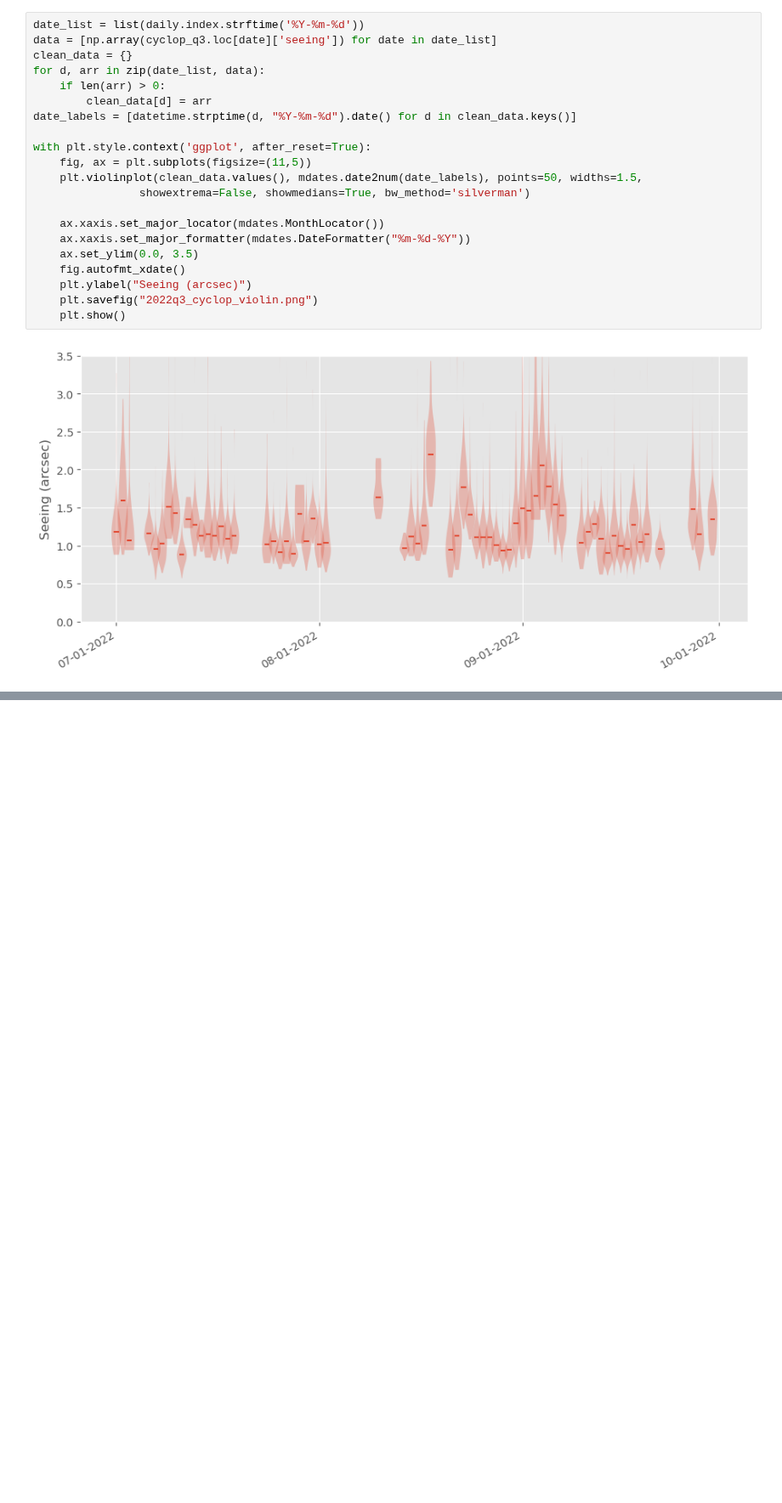
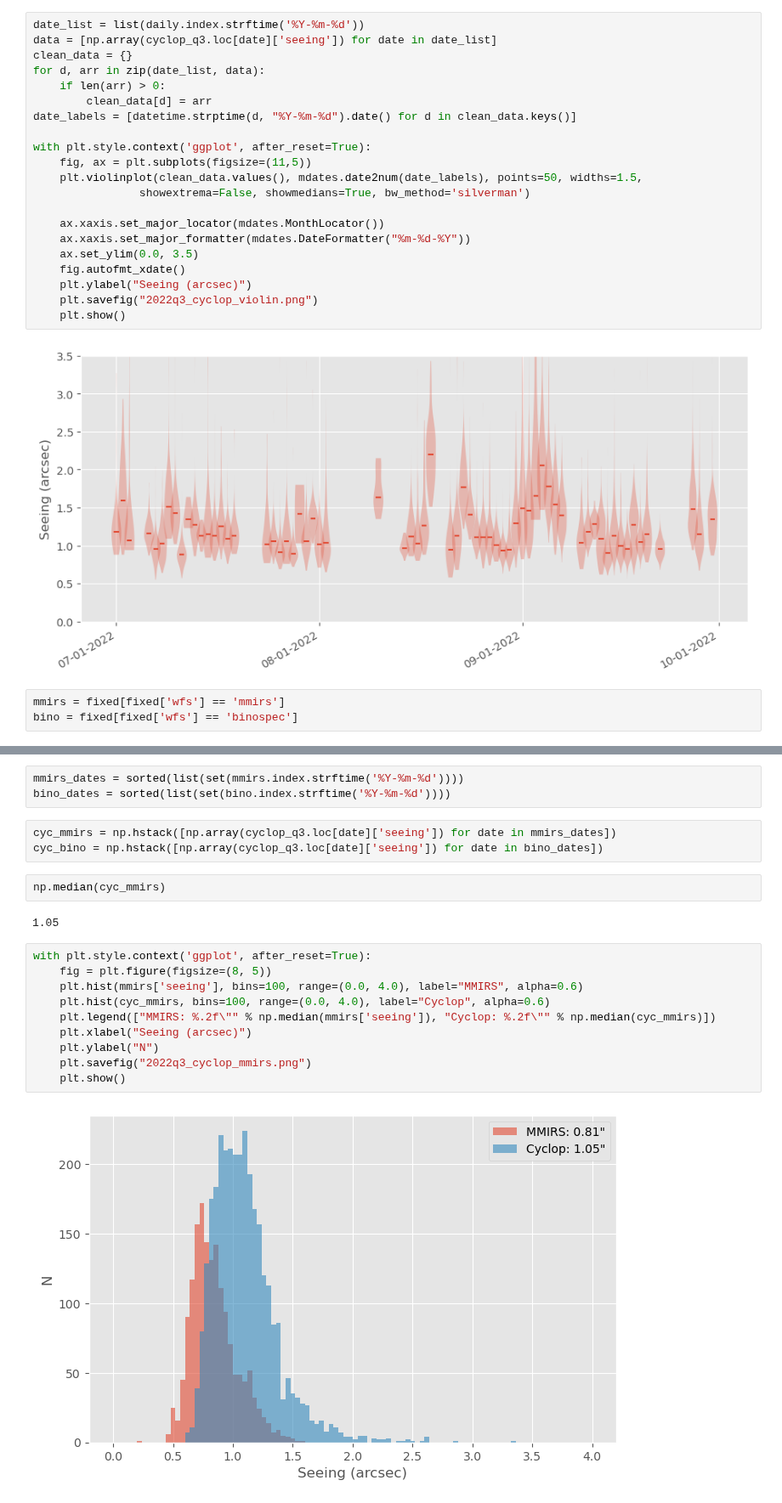
Before and after one commit to MMTObservatory/seeing_analysis, a Jupyter notebook: Seeing Summary - 2022_q3.ipynb, the cells around one changed output, grey strips where cells are left out. Shown at 85% size. Cells and saved outputs as stored; diff of their text form; blank space fills up the shorter version.

Commit message:
compare cyclop seeing to mmirs and binospec

```diff
--- a/Seeing Summary - 2022_q3.ipynb
+++ b/Seeing Summary - 2022_q3.ipynb
@@ -374,3 +374,6 @@ with plt.style.context('ggplot', after_reset=True):
     plt.show()
 # %% [output]
 [figure]
+# %%
+mmirs = fixed[fixed['wfs'] == 'mmirs']
+bino = fixed[fixed['wfs'] == 'binospec']
@@ -376,0 +395,22 @@ with plt.style.context('ggplot', after_reset=True):
+# %%
+mmirs_dates = sorted(list(set(mmirs.index.strftime('%Y-%m-%d'))))
+bino_dates = sorted(list(set(bino.index.strftime('%Y-%m-%d'))))
+# %%
+cyc_mmirs = np.hstack([np.array(cyclop_q3.loc[date]['seeing']) for date in mmirs_dates])
+cyc_bino = np.hstack([np.array(cyclop_q3.loc[date]['seeing']) for date in bino_dates])
+# %%
+np.median(cyc_mmirs)
+# %% [output]
+1.05
+# %%
+with plt.style.context('ggplot', after_reset=True):
+    fig = plt.figure(figsize=(8, 5))
+    plt.hist(mmirs['seeing'], bins=100, range=(0.0, 4.0), label="MMIRS", alpha=0.6)
+    plt.hist(cyc_mmirs, bins=100, range=(0.0, 4.0), label="Cyclop", alpha=0.6)
+    plt.legend(["MMIRS: %.2f\"" % np.median(mmirs['seeing']), "Cyclop: %.2f\"" % np.median(cyc_mmirs)])
+    plt.xlabel("Seeing (arcsec)")
+    plt.ylabel("N")
+    plt.savefig("2022q3_cyclop_mmirs.png")
+    plt.show()
+# %% [output]
+[figure, added]
```
Also changed, not shown: parts of 2 cells of this notebook, 2 other files.
